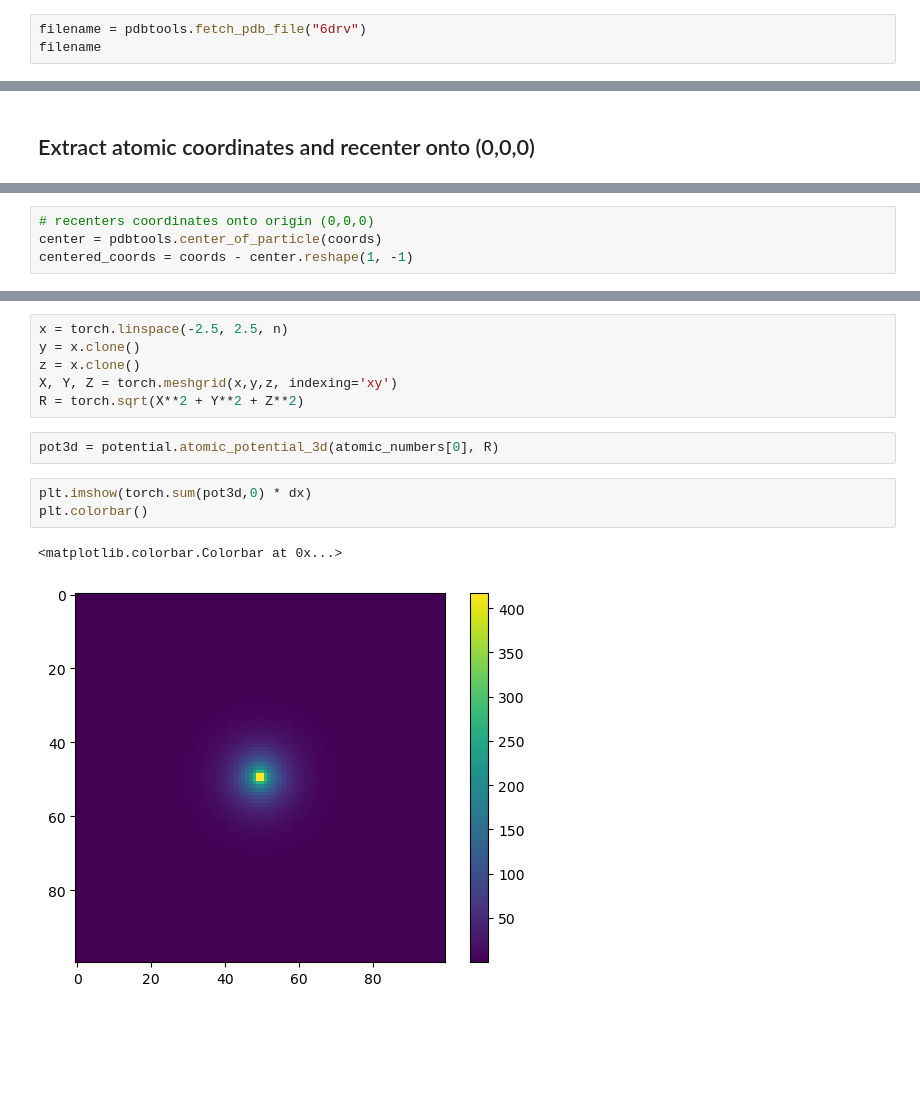
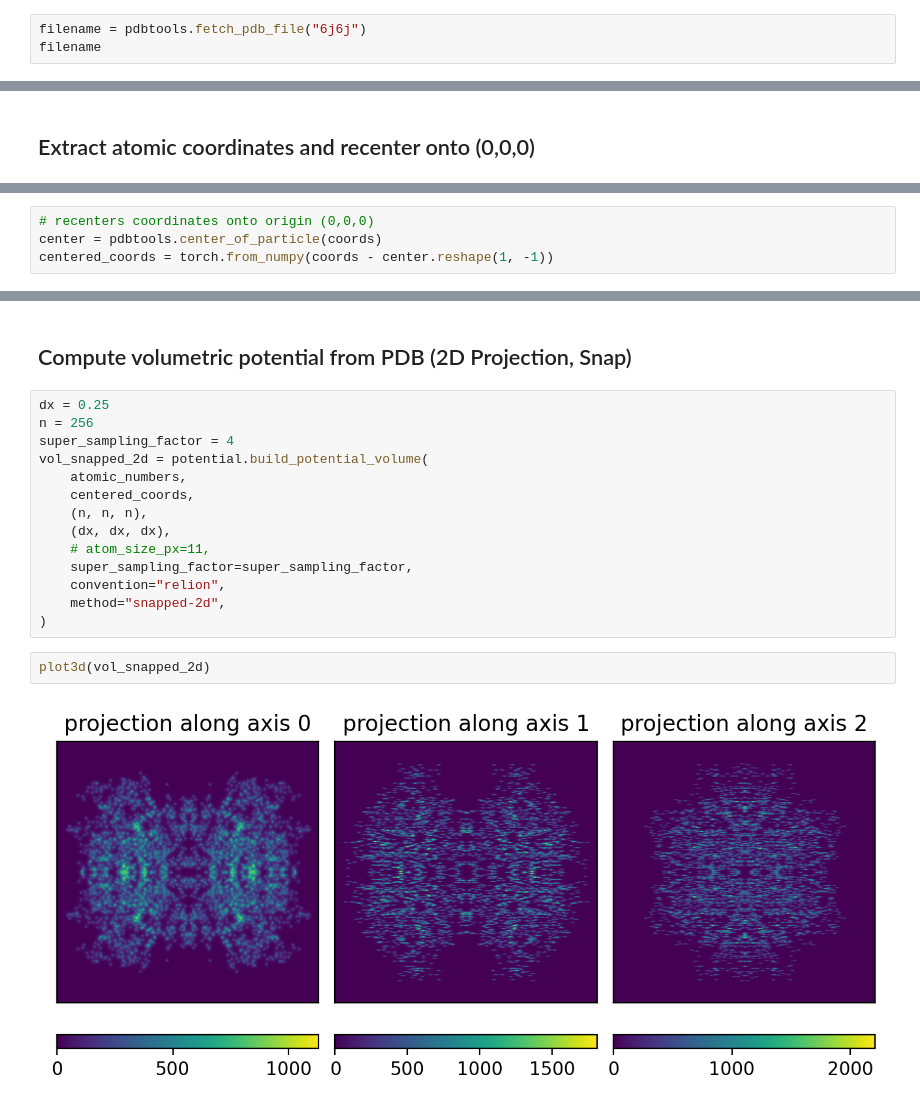
Before and after one commit to joelyeois/specter, a Jupyter notebook: pdb2mrc.ipynb, the cells around one changed output, grey strips where cells are left out. Drawn from its saved outputs; the diff is of its cells as text; blank space fills up the shorter version.

Commit message:
added potential builders

```diff
--- a/pdb2mrc.ipynb
+++ b/pdb2mrc.ipynb
@@ -10,6 +54,6 @@ import atom
 # %% [markdown]
 ## Download PDB file
 # %%
-filename = pdbtools.fetch_pdb_file("6drv")
+filename = pdbtools.fetch_pdb_file("6j6j")
 filename
 # %% [output]
@@ -30,4 +74,4 @@ print(set(atom.atom_symbol(atomic_numbers)))
 # %%
 # recenters coordinates onto origin (0,0,0)
 center = pdbtools.center_of_particle(coords)
-centered_coords = coords - center.reshape(1, -1)
+centered_coords = torch.from_numpy(coords - center.reshape(1, -1))
@@ -54,14 +78,20 @@ Numerical integration along $z$ yields a close result to atomic_potential_2d
-# %%
-x = torch.linspace(-2.5, 2.5, n)
-y = x.clone()
-z = x.clone()
-X, Y, Z = torch.meshgrid(x,y,z, indexing='xy')
-R = torch.sqrt(X**2 + Y**2 + Z**2)
-# %%
-pot3d = potential.atomic_potential_3d(atomic_numbers[0], R)
-# %%
-plt.imshow(torch.sum(pot3d,0) * dx)
-plt.colorbar()
-# %% [output]
-<matplotlib.colorbar.Colorbar at 0x...>
-[figure, removed]
+# %% [markdown]
+## Compute volumetric potential from PDB (2D Projection, Snap)
+# %%
+dx = 0.25
+n = 256
+super_sampling_factor = 4
+vol_snapped_2d = potential.build_potential_volume(
+    atomic_numbers,
+    centered_coords,
+    (n, n, n),
+    (dx, dx, dx),
+    # atom_size_px=11,
+    super_sampling_factor=super_sampling_factor,
+    convention="relion",
+    method="snapped-2d",
+)
+# %%
+plot3d(vol_snapped_2d)
+# %% [output]
+[figure, added]
```
Also changed, not shown: parts of 27 cells of this notebook, 7 other files.
